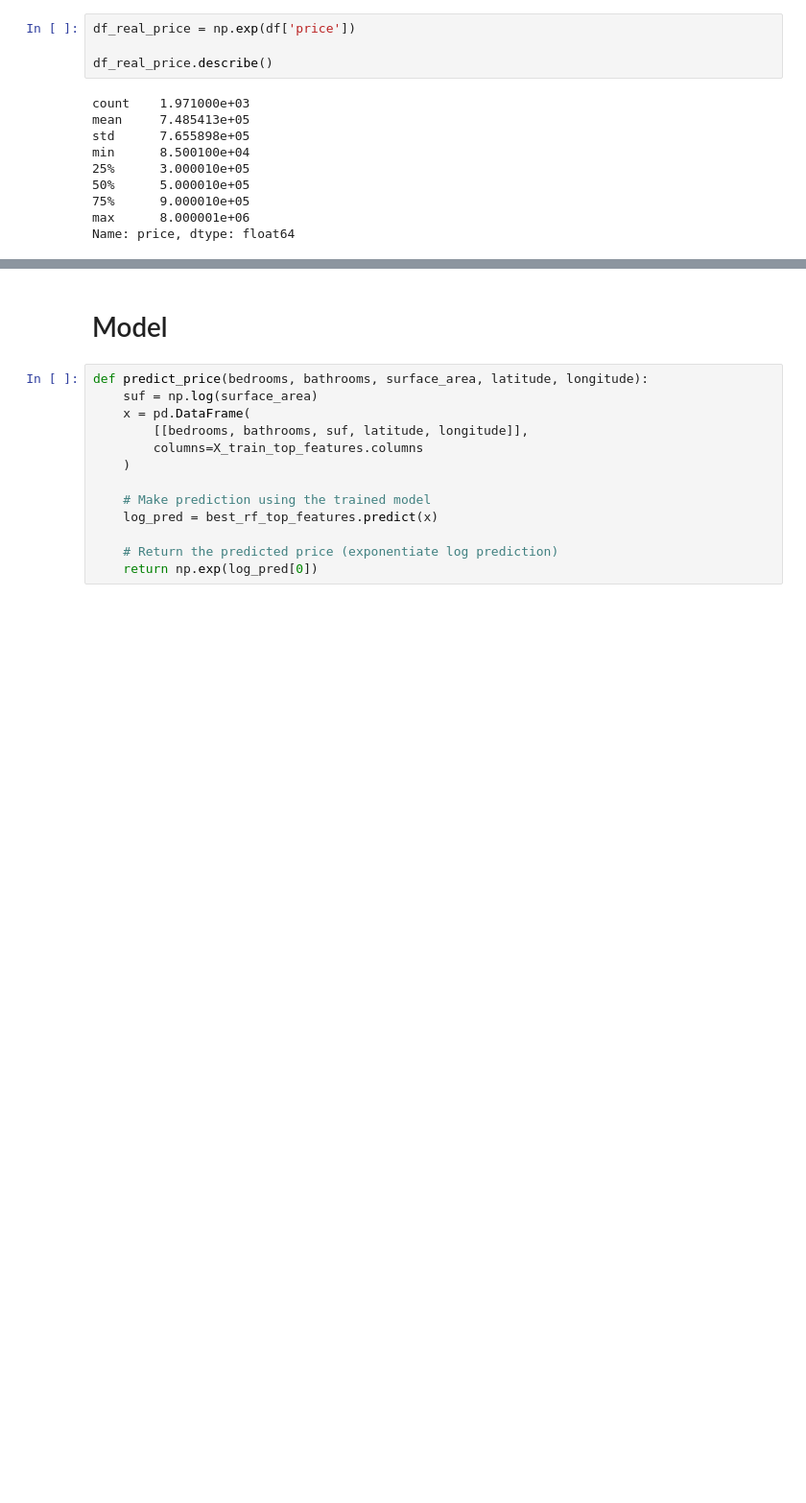
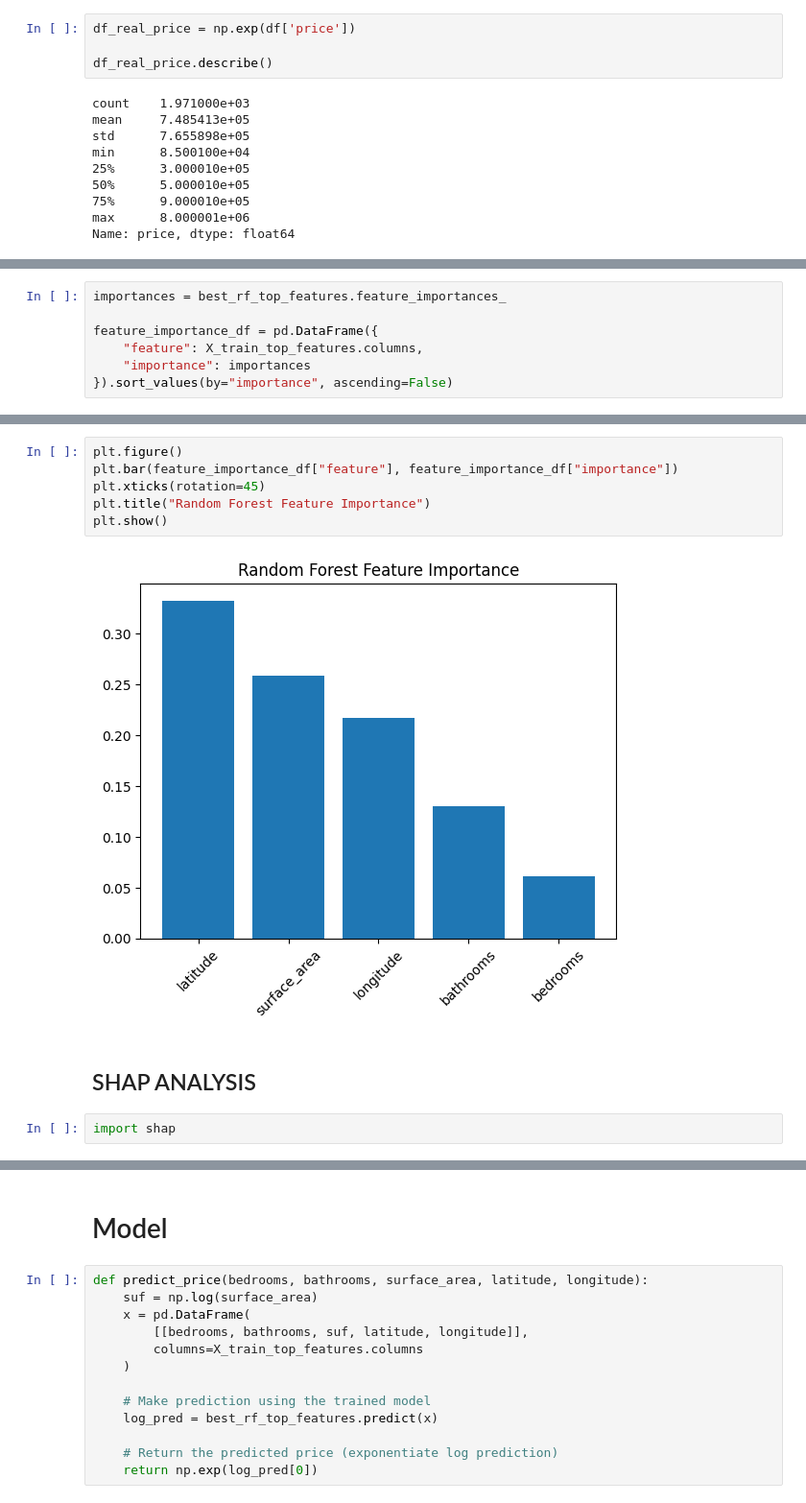
Before and after one commit to Malak-elghriani/OpenSouq_P, a Jupyter notebook: Model/modeling_and_testing.ipynb, the cells around one changed output, grey strips where cells are left out. Shown at 96% size. Cells and saved outputs as stored; diff of their text form; blank space fills up the shorter version.

```diff
--- a/Model/modeling_and_testing.ipynb
+++ b/Model/modeling_and_testing.ipynb
@@ -724,0 +731,7 @@ Name: price, dtype: float64
+# %%
+importances = best_rf_top_features.feature_importances_
+
+feature_importance_df = pd.DataFrame({
+    "feature": X_train_top_features.columns,
+    "importance": importances
+}).sort_values(by="importance", ascending=False)
@@ -724,0 +747,12 @@ Name: price, dtype: float64
+# %%
+plt.figure()
+plt.bar(feature_importance_df["feature"], feature_importance_df["importance"])
+plt.xticks(rotation=45)
+plt.title("Random Forest Feature Importance")
+plt.show()
+# %% [output]
+[figure, added]
+# %% [markdown]
+## SHAP ANALYSIS
+# %%
+import shap
```
Also changed, not shown: parts of 9 cells of this notebook, 1 other file.
